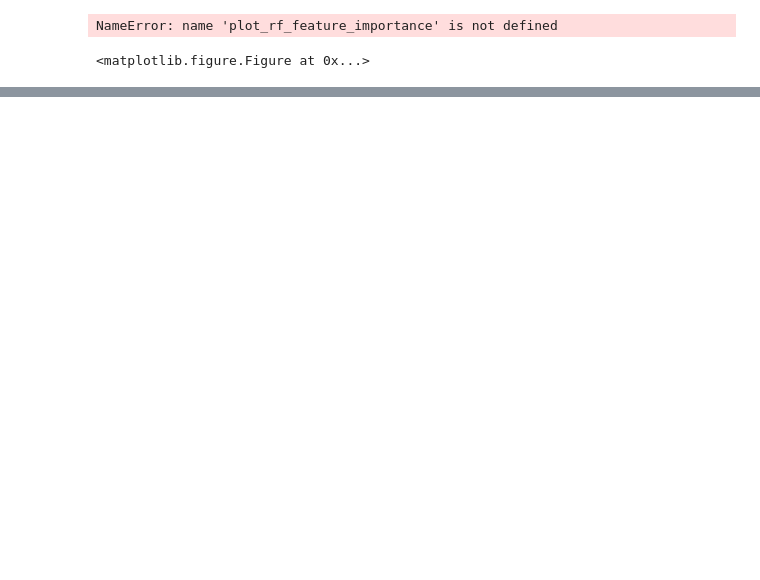
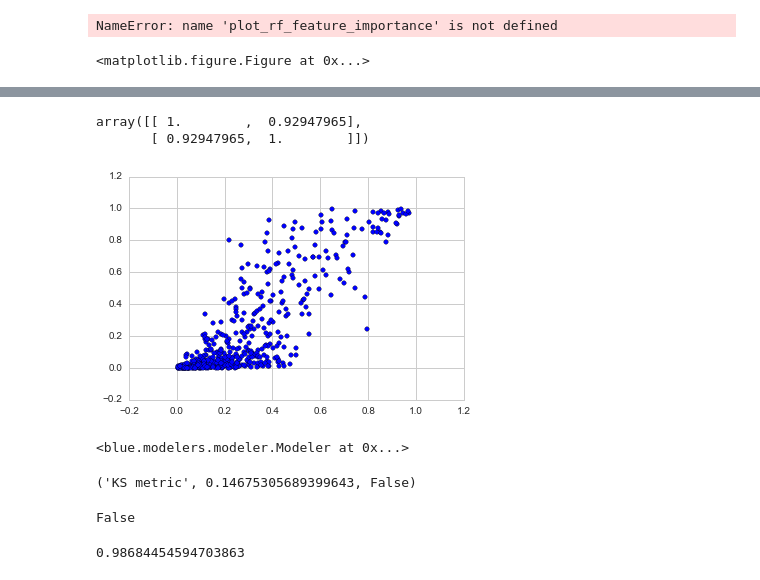
Before and after one commit to ShallowLearning/flavourml, a Jupyter notebook: flavour_physics_eda.ipynb, the cells around one changed output, grey strips where cells are left out. Drawn from its saved outputs; the diff is of its cells as text; code cells hidden in the pictures; blank space fills up the shorter version.

```diff
--- a/flavour_physics_eda.ipynb
+++ b/flavour_physics_eda.ipynb
@@ -78,0 +137,36 @@ scores
+# %%
+from sklearn.ensemble import RandomForestClassifier
+from blue.modelers.modeler import Modeler
+rf = RandomForestClassifier(n_estimators=250, n_jobs=4)
+rf_model = Modeler(rf, predictors, 'signal', roc_auc_truncated, n_jobs=4, n_folds=4)
+rf_out = rf_model.fit(df)
+# %%
+from sklearn.metrics import r2_score
+plt.scatter(rf_model.stacked[:500], stacked[:500])
+
+np.corrcoef(rf_model.stacked, stacked)
+# %% [output]
+array([[ 1.        ,  0.92947965],
+       [ 0.92947965,  1.        ]])
+[figure, added]
+# %%
+from blue.modelers.modeler import Modeler
+from blue.estimators.xgboost import XGBoostClassifier
+from evaluation import roc_auc_truncated
+xgb = XGBoostClassifier(nthreads=4, eta=0.2, n_estimators=250)
+
+modeler = Modeler(xgb,'signal', roc_auc_truncated, features=predictors, n_folds=2, samplepct=0.05)
+modeler.fit(df)
+# %% [output]
+<blue.modelers.modeler.Modeler at 0x...>
+# %%
+from evaluation import roc_auc_truncated, ModelValidator
+validator = ModelValidator(derived_features=derived_features())
+validator.validate(modeler.estimators[0], base_predictors)
+# %% [output]
+('KS metric', 0.14675305689399643, False)
+False
+# %%
+np.mean(modeler.scores)
+# %% [output]
+0.98684454594703863
```
Also changed, not shown: parts of 12 cells of this notebook, 4 other files.
